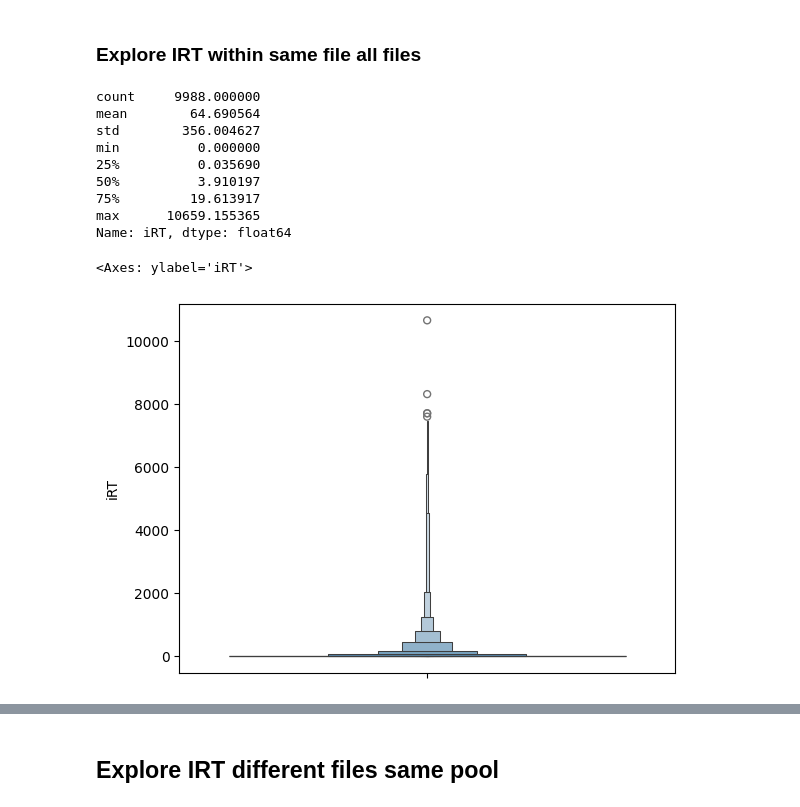
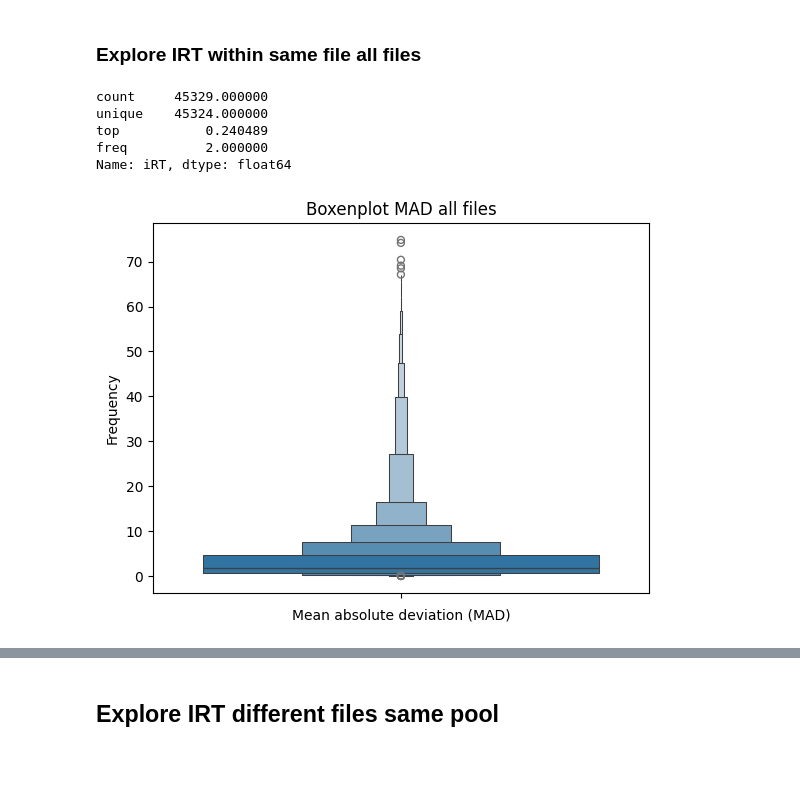
Before and after one commit to WannesLamberts/Thesis-retention-time, a Jupyter notebook: dataset_exploration.ipynb, the cells around one changed output, grey strips where cells are left out. Drawn from its saved outputs; the diff is of its cells as text; code cells hidden in the pictures; blank space fills up the shorter version.

```diff
--- a/dataset_exploration.ipynb
+++ b/dataset_exploration.ipynb
@@ -60,6 +92,6 @@ def plot_hist(data,title,x_label,y_label,percentile=1):
     # Display the plot
     plt.show()
 # %%
-variance = IRT_variance_file("testing/data/pool_1/Thermo_SRM_Pool_1_01_01_2xIT_2xHCD-1h-R2-tryptic-evidence.txt")
-variance.describe()
+mad = IRT_mad_file("testing/data/pool_1/Thermo_SRM_Pool_1_01_01_2xIT_2xHCD-1h-R2-tryptic-evidence.txt")
+mad.describe()
 # %% [output]
@@ -88,9 +119,9 @@ sns.boxenplot(data=variance)
 # %% [markdown]
 ### Explore IRT within same file all files
 # %%
-def get_variance_all_files(directory_path):
+def get_mad_all_files(directory_path):
     """
-    Calculate the variance of 'iRT' values for multiple files in subdirectories and combine them.
+    Calculate the mean absolute deviation(MAD) of 'iRT' values for multiple files in subdirectories and combine them.
 
     Parameters:
     -----------
@@ -100,7 +131,7 @@ def get_variance_all_files(directory_path):
     Returns:
     --------
     pandas.Series
-        A Series containing the variance of 'iRT' values for each (peptide,file) combination.
+        A Series containing the MAD of 'iRT' values for each (peptide,file) combination.
 
     Notes:
     ------
@@ -114,8 +145,8 @@ def get_variance_all_files(directory_path):
             ....
 
     """
-    # Initialize a list to store variance Series
-    variances = []
+    # Initialize a list to store MAD Series
+    mads = []
 
     # Loop through each subdirectory in the specified directory path
     for pool_dir in os.listdir(directory_path):
@@ -126,27 +157,22 @@ def get_variance_all_files(directory_path):
             # Loop through each file in the subdirectory
             for file in os.listdir(pool_path):
                 file_path = os.path.join(pool_path, file)
-                # Compute the variance of 'iRT' values for the file and append to the list
-                variance = IRT_variance_file(file_path)
-                variances.append(variance)
-    # Concatenate all the variance DataFrames into a single DataFrame
-    combined_variances = pd.concat(variances, ignore_index=True)
-    return combined_variances
+                # Compute the mad of 'iRT' values for the file and append to the list
+                mad = IRT_variance_file(file_path)
+                mads.append(mad)
+    # Concatenate all the mad series into a single series
+    combined_mads = pd.concat(mads, ignore_index=True)
+    return combined_mads
 # %%
-variance_all_files = get_variance_all_files("testing/data")
-variance_all_files.describe()
+mad_all_files = get_mad_all_files(r"D:\data_preprocessed")
+mad_all_files.describe()
 # %% [output]
-count     9988.000000
-mean        64.690564
-std        356.004627
-min          0.000000
-25%          0.035690
-50%          3.910197
-75%         19.613917
-max      10659.155365
+count     45329.000000
+unique    45324.000000
+top           0.240489
+freq          2.000000
 Name: iRT, dtype: float64
 # %%
-sns.boxenplot(data=variance_all_files)
+plot(mad_all_files,"Boxenplot MAD all files","Mean absolute deviation (MAD)","Frequency","box")
 # %% [output]
-<Axes: ylabel='iRT'>
-[figure, old version]
+[figure, new version]
```
Also changed, not shown: parts of 31 cells of this notebook, 3 other files.
